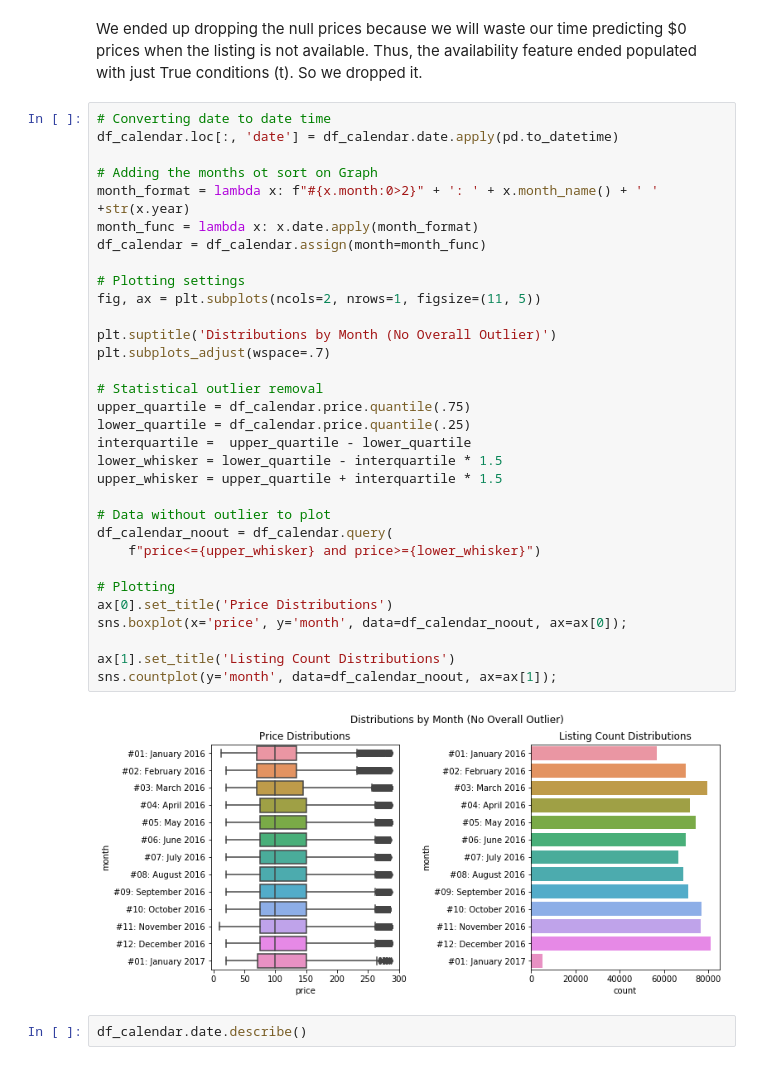
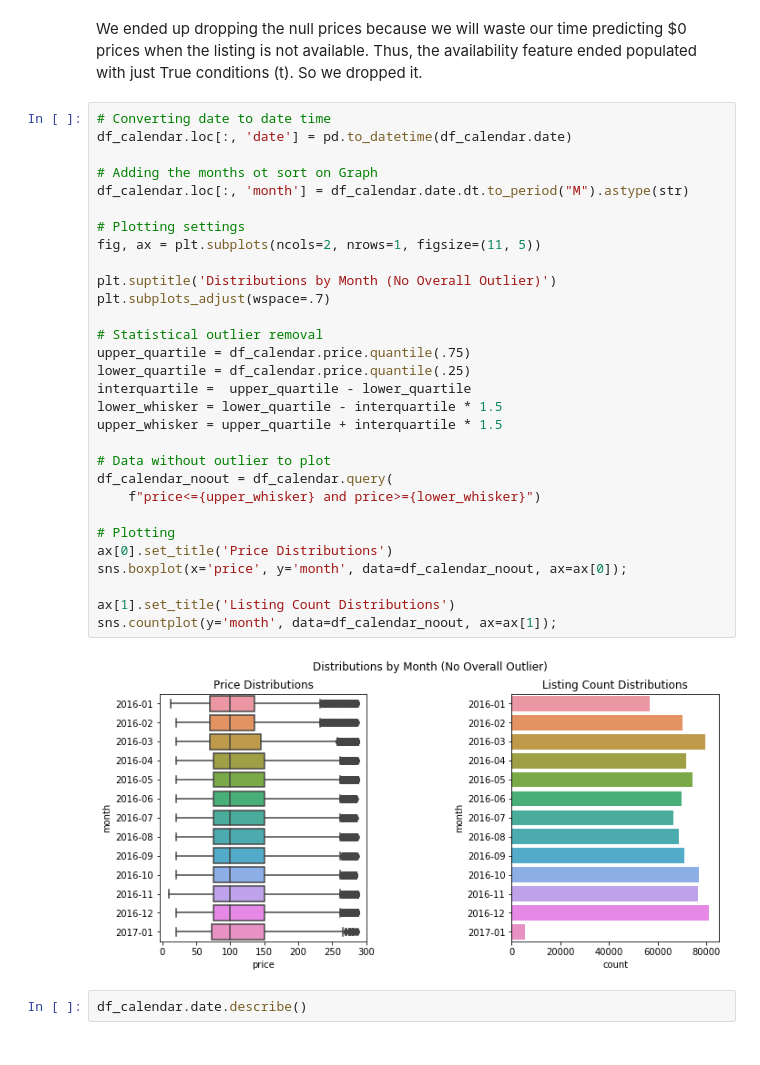
Before and after one commit to samlexrod/airbnb_ml, a Jupyter notebook: Airbnb_Seattle_Simple.ipynb, the cells around one changed output. Drawn from its saved outputs; the diff is of its cells as text.

```diff
--- a/Airbnb_Seattle_Simple.ipynb
+++ b/Airbnb_Seattle_Simple.ipynb
@@ -111,38 +111,36 @@ df_calendar = df_calendar[['listing_id', 'price', 'date']]
 We ended up dropping the null prices because we will waste our time predicting $0 prices when the listing is not available. Thus, the availability feature ended populated with just True conditions (t). So we dropped it.
 # %%
 # Converting date to date time
-df_calendar.loc[:, 'date'] = df_calendar.date.apply(pd.to_datetime)
+df_calendar.loc[:, 'date'] = pd.to_datetime(df_calendar.date)
 
 # Adding the months ot sort on Graph
-month_format = lambda x: f"#{x.month:0>2}" + ': ' + x.month_name() + ' ' +str(x.year)
-month_func = lambda x: x.date.apply(month_format)
-df_calendar = df_calendar.assign(month=month_func)
+df_calendar.loc[:, 'month'] = df_calendar.date.dt.to_period("M").astype(str)
 
 # Plotting settings
 fig, ax = plt.subplots(ncols=2, nrows=1, figsize=(11, 5))
 
 plt.suptitle('Distributions by Month (No Overall Outlier)')
 plt.subplots_adjust(wspace=.7)
 
 # Statistical outlier removal
 upper_quartile = df_calendar.price.quantile(.75)
 lower_quartile = df_calendar.price.quantile(.25)
 interquartile =  upper_quartile - lower_quartile
 lower_whisker = lower_quartile - interquartile * 1.5
 upper_whisker = upper_quartile + interquartile * 1.5
 
 # Data without outlier to plot
 df_calendar_noout = df_calendar.query(
     f"price<={upper_whisker} and price>={lower_whisker}")
 
 # Plotting
 ax[0].set_title('Price Distributions')
 sns.boxplot(x='price', y='month', data=df_calendar_noout, ax=ax[0]);
 
 ax[1].set_title('Listing Count Distributions')
 sns.countplot(y='month', data=df_calendar_noout, ax=ax[1]);
 # %% [output]
-[figure, old version]
+[figure, new version]
 # %%
 df_calendar.date.describe()
 # %% [output]
```
Also changed, not shown: parts of 11 cells of this notebook, 4 other files.
